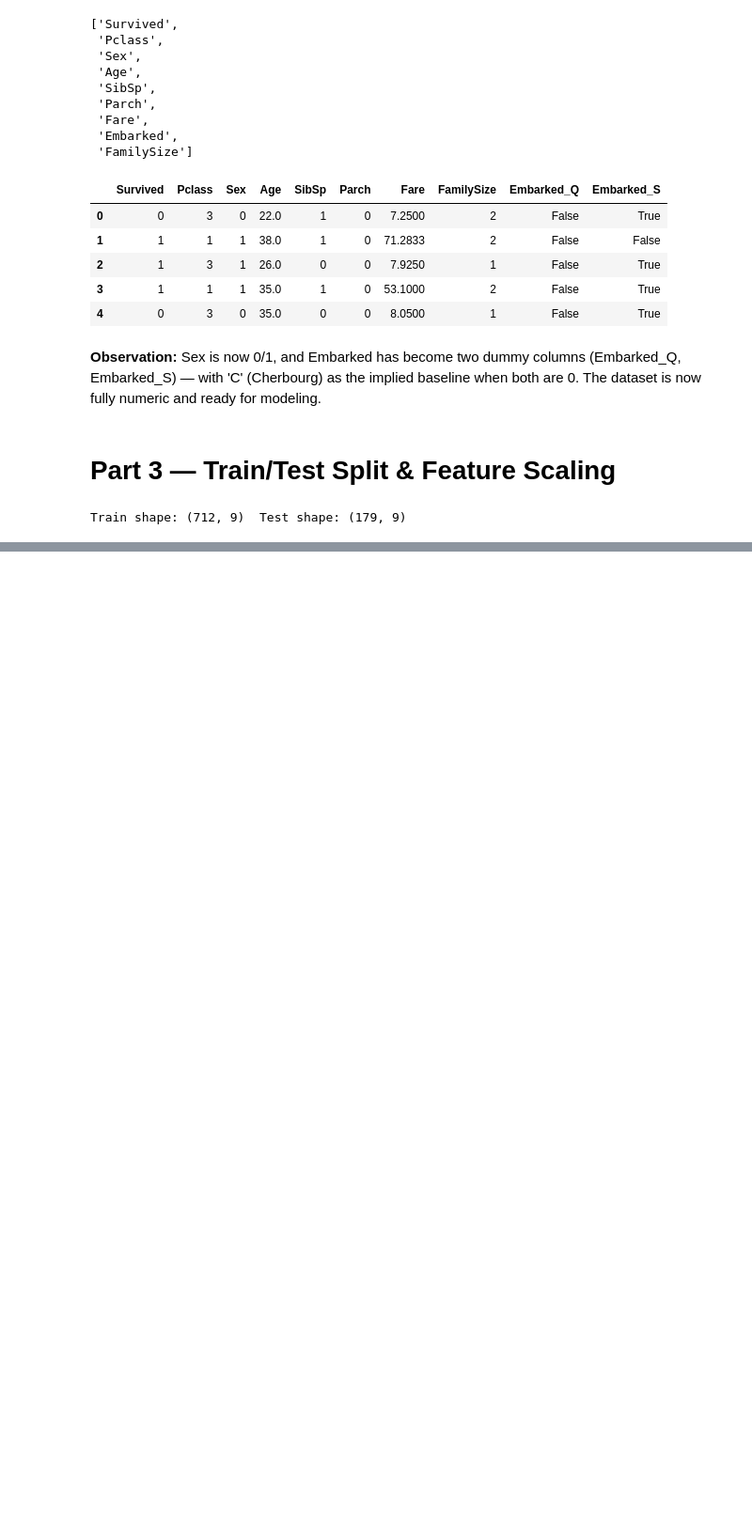
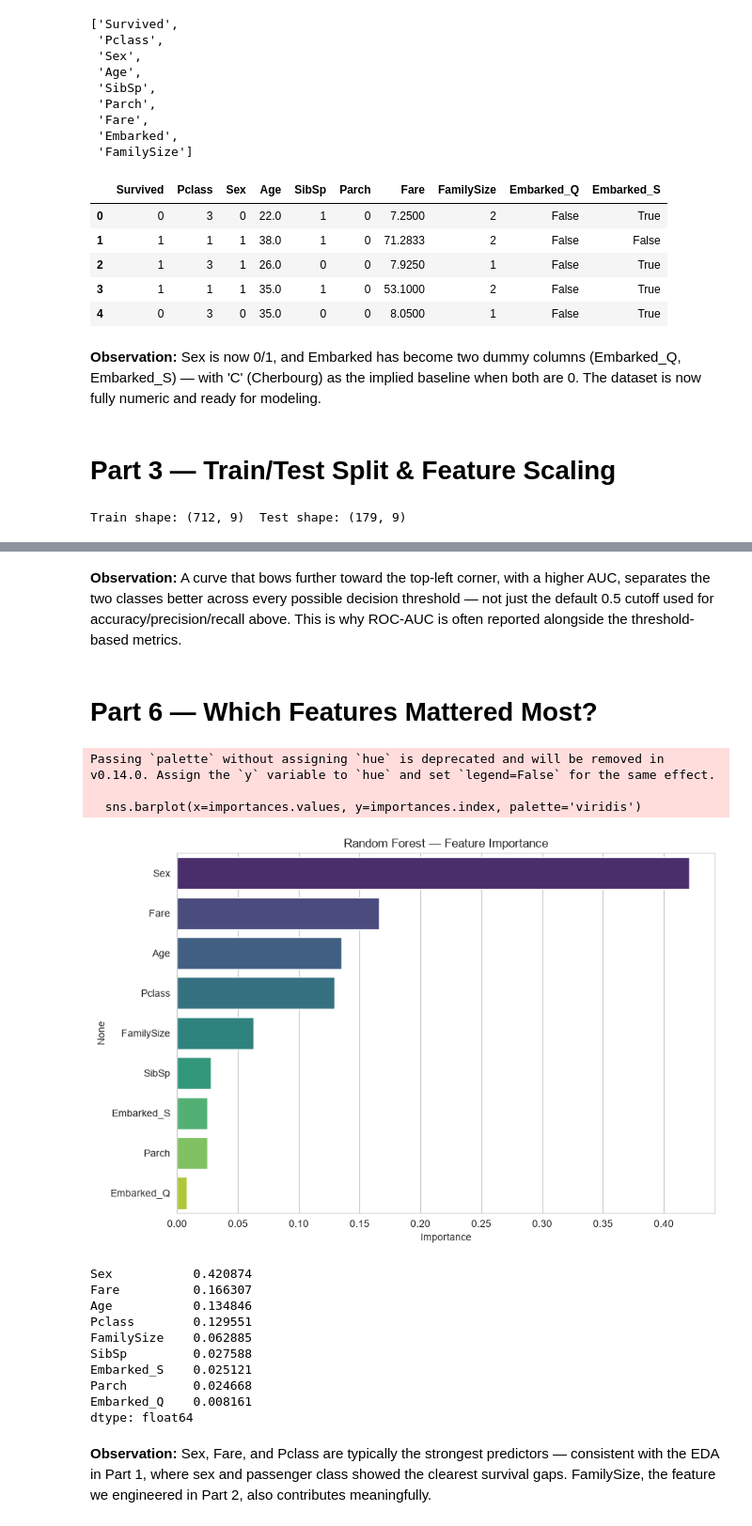
Before and after one commit to mohad6/MACHINE-LEARNING-PROJECT, a Jupyter notebook: Abdullahi-Mohammed-Module5 -ClassificationLab.ipynb, the cells around one changed output, grey strips where cells are left out. Shown at 94% size. Drawn from its saved outputs; the diff is of its cells as text; code cells hidden in the pictures; blank space fills up the shorter version.

```diff
--- a/Abdullahi-Mohammed-Module5 -ClassificationLab.ipynb
+++ b/Abdullahi-Mohammed-Module5 -ClassificationLab.ipynb
@@ -231,0 +234,7 @@ X_test_scaled = scaler.transform(X_test)
+# %%
+# Task 1 — Logistic Regression.
+
+log_reg = LogisticRegression(max_iter=1000, random_state=42)
+log_reg.fit(X_train_scaled, y_train)
+y_pred_log = log_reg.predict(X_test_scaled)
+print('Logistic Regression trained.')
@@ -231,0 +243,7 @@ X_test_scaled = scaler.transform(X_test)
+# %%
+# Task 2 — Decision Tree.
+
+dec_tree = DecisionTreeClassifier(max_depth=5, random_state=42)
+dec_tree.fit(X_train, y_train)
+y_pred_tree = dec_tree.predict(X_test)
+print('Decision Tree trained.')
@@ -231,0 +387,38 @@ X_test_scaled = scaler.transform(X_test)
+# %% [markdown]
+**Observation:**  A curve that bows further toward the top-left corner, with a higher AUC,
+separates the two classes better across every possible decision threshold — not just the
+default 0.5 cutoff used for accuracy/precision/recall above. This is why ROC-AUC is often
+reported alongside the threshold-based metrics.
+# %% [markdown]
+# Part 6 — Which Features Mattered Most?
+# %%
+# Task — Use the Random Forest's built-in feature importances to see which passenger attributes drove its predictions.
+importances = pd.Series(rand_forest.feature_importances_,
+index=X.columns).sort_values(ascending=False)
+plt.figure(figsize=(9, 6))
+sns.barplot(x=importances.values, y=importances.index, palette='viridis')
+plt.title('Random Forest — Feature Importance')
+plt.xlabel('Importance')
+plt.tight_layout()
+plt.show()
+
+importances
+# %% [output]
+Passing `palette` without assigning `hue` is deprecated and will be removed in v0.14.0. Assign the `y` variable to `hue` and set `legend=False` for the same effect.
+
+  sns.barplot(x=importances.values, y=importances.index, palette='viridis')
+[figure, added]
+Sex           0.420874
+Fare          0.166307
+Age           0.134846
+Pclass        0.129551
+FamilySize    0.062885
+SibSp         0.027588
+Embarked_S    0.025121
+Parch         0.024668
+Embarked_Q    0.008161
+dtype: float64
+# %% [markdown]
+**Observation:**  Sex, Fare, and Pclass are typically the strongest predictors — consistent with
+the EDA in Part 1, where sex and passenger class showed the clearest survival gaps.
+FamilySize, the feature we engineered in Part 2, also contributes meaningfully.
```
Also changed, not shown: parts of 12 cells of this notebook.
